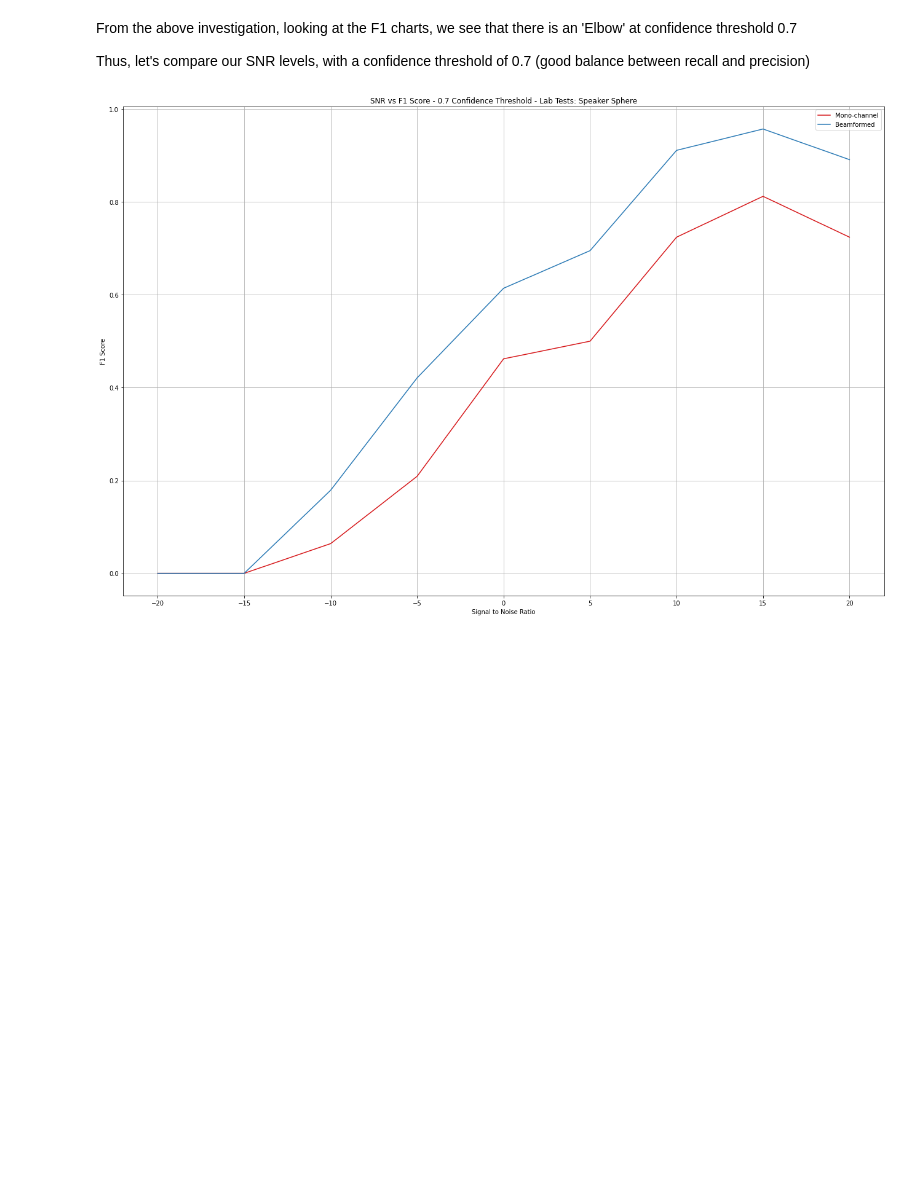
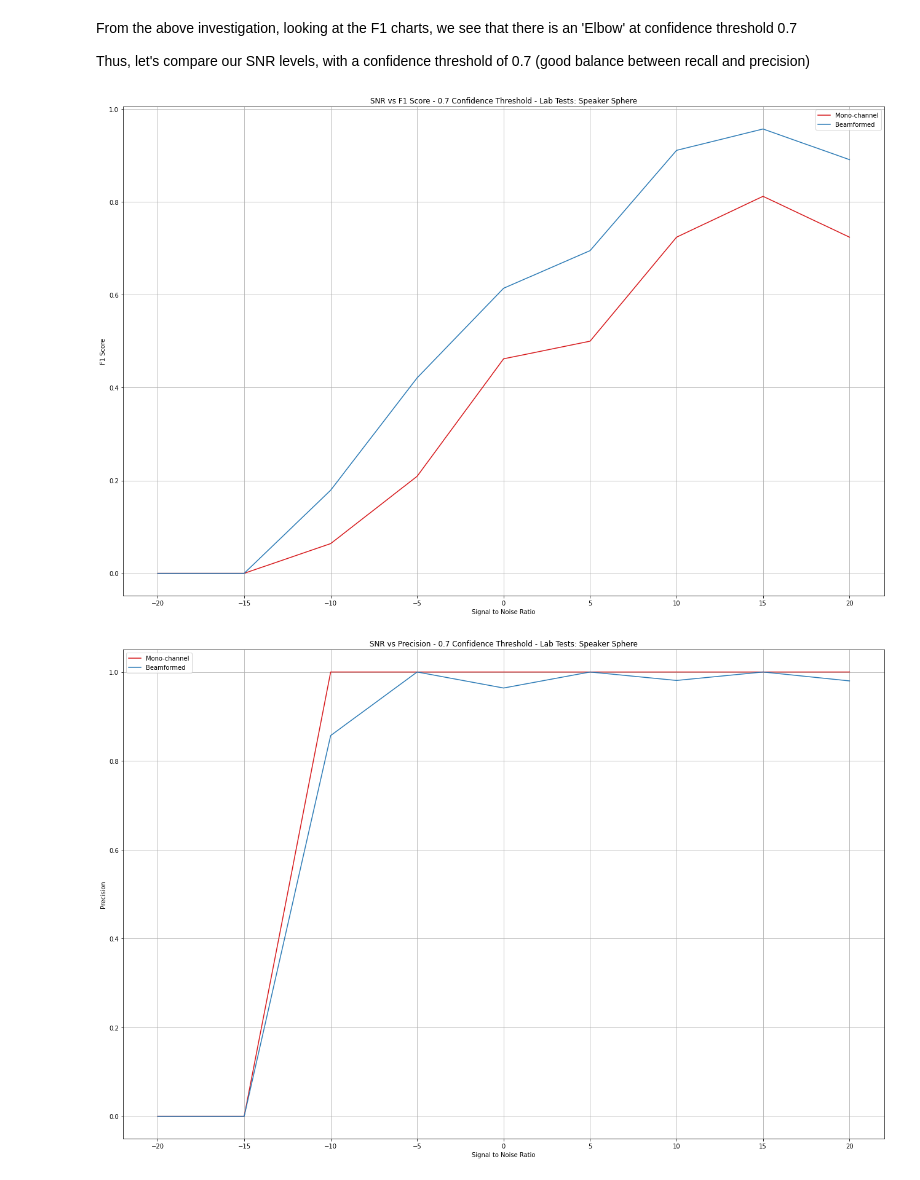
Before and after one commit to JamesSkinna/Masters_6mic_analysis, a Jupyter notebook: src/analysis_scripts/SNR_analysis.ipynb, the cells around one changed output. Saved outputs shown, nothing was run; the diff lists cells and outputs as text; code cells hidden in the pictures; blank space fills up the shorter version.

```diff
--- a/src/analysis_scripts/SNR_analysis.ipynb
+++ b/src/analysis_scripts/SNR_analysis.ipynb
@@ -110,13 +110,12 @@ def get_precision_recall_f1(P_N_dict):
 # prec_rec_data = get_precision_recall_f1(P_N_data)
 # pprint(P_N_data)
 # %%
-def extract_prec_rec(SNR_level, folder_path = "data/processed/speaker_sphere_lab_tests/", conf = 0):
+def extract_prec_rec(SNR_level, conf):
     """For a single species_count.json file, calculate the precision, recall & f1"""
 
-    if conf == 0:
-        file_path = folder_path + SNR_level + "SNR/conf_thresholds/species_counts_0.7conf.json"
-    else:
-        file_path = folder_path + f"species_counts_{str(conf)}conf.json"
+    folder_path = "data/processed/speaker_sphere_lab_tests/"
+
+    file_path = folder_path + f"{SNR_level}SNR/conf_thresholds/species_counts_{str(conf)}conf.json"
 
     counts_dic = read_results_from_file(file_path)
 
@@ -231,30 +229,45 @@ From the above investigation, looking at the F1 charts, we see that there is an
 
 Thus, let's compare our SNR levels, with a confidence threshold of 0.7 (good balance between recall and precision)
 # %%
-# F1 SCORE vs SNR (0.7 confidence threshold)
-
-setup_new_plot("Signal to Noise Ratio", "F1 Score", "SNR vs F1 Score - 0.7 Confidence Threshold - Lab Tests: Speaker Sphere")
+# F1 SCORE vs SNR (specify a set confidence threshold)
 
 snr_list = ["n20", "n15", "n10", "n5", "0", "5", "10", "15", "20"]
-
-SNR_prec_rec_data = {}
-
-for snr in snr_list:
-    SNR_prec_rec_data[snr] = extract_prec_rec(snr)
-
 x_data = np.arange(-20, 21, 5)      # SNR levels
 
-y_mono, y_bf = get_lists_of_metric(SNR_prec_rec_data, "f1")
+conf_thresh = 0.7
 
-plt.plot(x_data, y_mono, c='#D7191C',)
-plt.plot(x_data, y_bf, c='#2C7BB6')
+def plot_metric_data_conf(x_data, metric):
 
-# draw temporary red and blue lines and use them to create a legend
-plt.plot([], c='#D7191C', label='Mono-channel')
-plt.plot([], c='#2C7BB6', label='Beamformed')
-plt.legend()
-plt.tight_layout()
+    if metric == "f1":
+        title_metric = "F1 Score"
+    elif metric == "recall":
+        title_metric = "Recall Rate"
+    else:
+        title_metric = "Precision"
 
-plt.show()
+    setup_new_plot("Signal to Noise Ratio", title_metric, f"SNR vs {title_metric} - {str(conf_thresh)} Confidence Threshold - Lab Tests: Speaker Sphere")
+
+    SNR_prec_rec_data = {}
+
+    for snr in snr_list:
+        SNR_prec_rec_data[snr] = extract_prec_rec(snr, conf_thresh)
+
+    y_mono, y_bf = get_lists_of_metric(SNR_prec_rec_data, metric)
+
+    plt.plot(x_data, y_mono, c='#D7191C')
+    plt.plot(x_data, y_bf, c='#2C7BB6')
+
+    # draw temporary red and blue lines and use them to create a legend
+    plt.plot([], c='#D7191C', label='Mono-channel')
+    plt.plot([], c='#2C7BB6', label='Beamformed')
+    plt.legend()
+    plt.tight_layout()
+
+    plt.show()
+
+plot_metric_data_conf(x_data, "f1")
+plot_metric_data_conf(x_data, "precision")
+plot_metric_data_conf(x_data, "recall")
 # %% [output]
 [figure]
+[figure, added]
```
Also changed, not shown: parts of 2 cells of this notebook, 2 other files.
